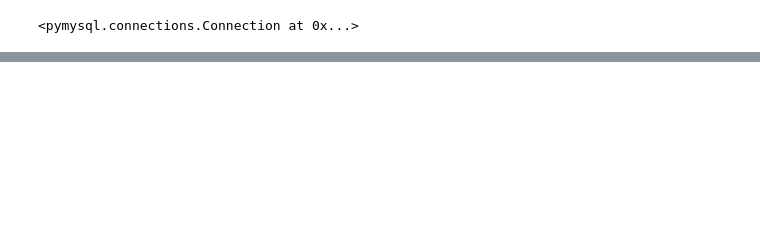
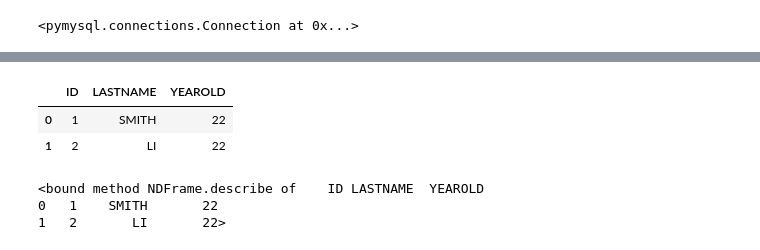
Before and after one commit to Kevin12-0/python-practics, a Jupyter notebook: Python_ETL/ETL_MySQL.ipynb, the cells around one changed output, grey strips where cells are left out. Cells and saved outputs as stored; diff of their text form; code cells hidden in the pictures; blank space fills up the shorter version.

```diff
--- a/Python_ETL/ETL_MySQL.ipynb
+++ b/Python_ETL/ETL_MySQL.ipynb
@@ -17,12 +17,13 @@ cnd
 <pymysql.connections.Connection at 0x...>
 # %%
 # Leer archivo de SQL
-SQLV1 = open('/home/rru/Desktop/Query_SQL.sql','r')
-
-#SQLV1 = 'select * from account'
+""" SQLV1 = open('/home/rru/Desktop/Query_SQL.sql','r')
+ """
+SQLV1 = "select * from information"
 
 # Generar conexión  a Pandas a través de SQL_Query
-#DFAccounts = pd.read_sql_query(SQLV1,cnd)
-DFAccounts01 = pd.read_sql_query(SQLV1.read(),cnd)
+# DFAccounts = pd.read_sql_query(SQLV1,cnd)
 
-#DFProductos = pd.read_sql_query(SQLV1,cnd)
+# DFAccounts01 = pd.read_sql_query(SQLV1.read(),cnd)
+
+DFProductos = pd.read_sql_query(SQLV1, cnd)
@@ -46,0 +30,12 @@ DFAccounts01
+# %%
+DFProductos
+# %% [output]
+|  | ID | LASTNAME | YEAROLD |
+| 0 | 1 | SMITH | 22 |
+| 1 | 2 | LI | 22 |
+# %%
+DFProductos.describe
+# %% [output]
+<bound method NDFrame.describe of    ID LASTNAME  YEAROLD
+0   1    SMITH       22
+1   2       LI       22>
```
Also changed, not shown: parts of 9 cells of this notebook, 3 other files.
